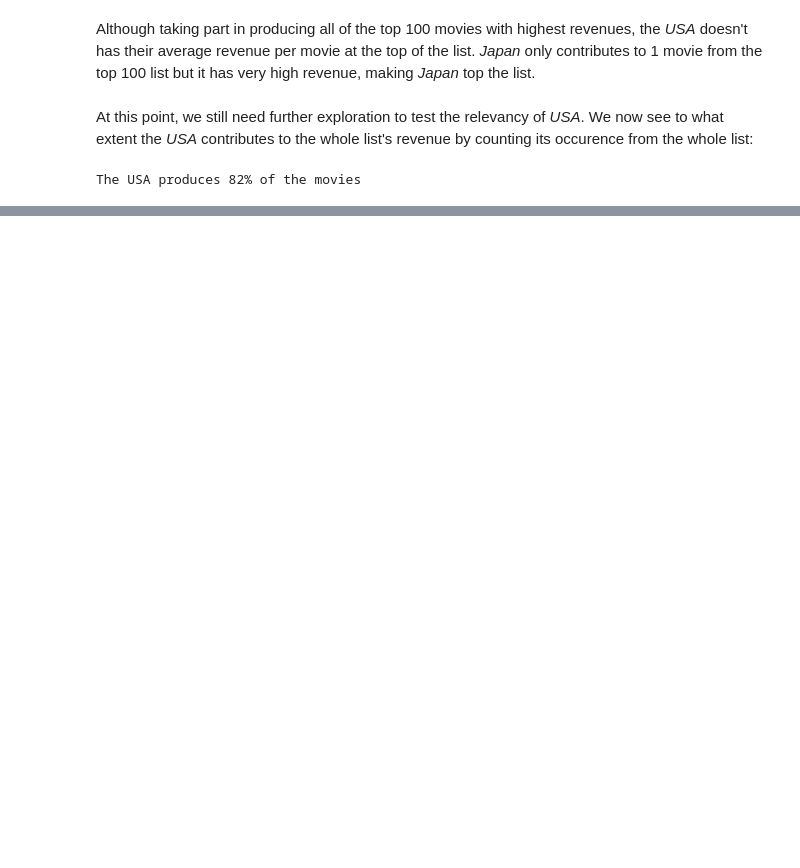
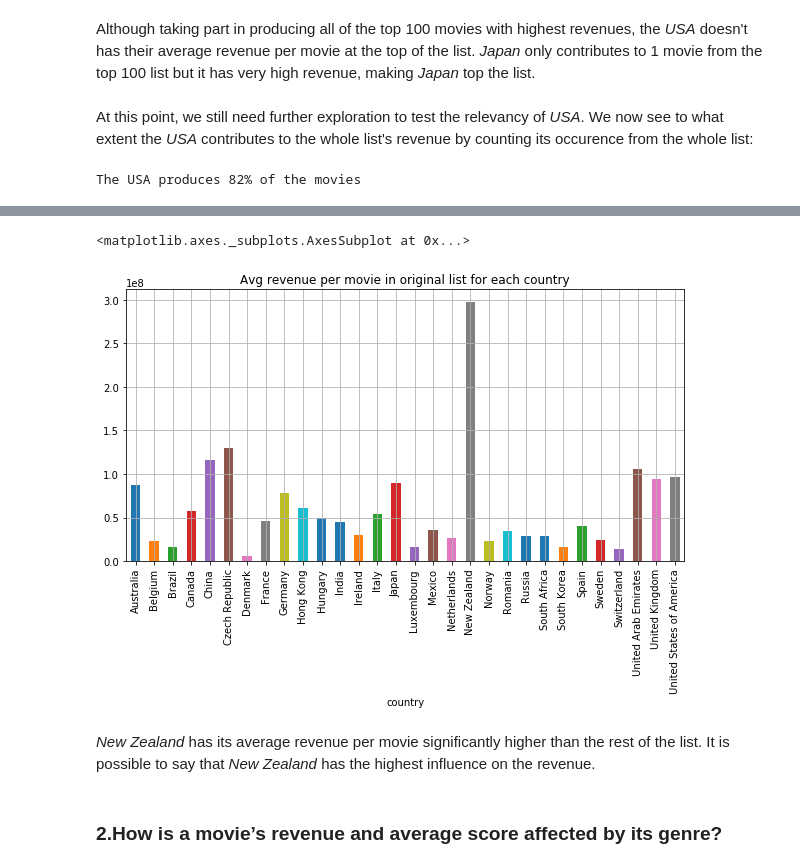
Before and after one commit to tdh512194/AnalyticalReport, a Jupyter notebook: Movie.ipynb, the cells around one changed output, grey strips where cells are left out. Drawn from its saved outputs; the diff is of its cells as text; code cells hidden in the pictures; blank space fills up the shorter version.

```diff
--- a/Movie.ipynb
+++ b/Movie.ipynb
@@ -196,0 +227,11 @@ The USA produces 82% of the movies
+# %%
+country_t = defaultdict(int)
+for data in data_movies.production_countries:
+    for item in data:
+        country_t[item] += 1
+country_top = dict()
+for key in country_t:
+    if country_t[key] > 10:
+        country_top[key] = country_t[key]
+print('List of production countries that produce more than 10 movies:')
+pprint.pprint(country_top)
@@ -196,0 +256,9 @@ The USA produces 82% of the movies
+# %%
+country_avg_rvn = defaultdict(int)
+for index, row in data_movies.iterrows():
+    for item in row['production_countries']:
+        if item in list(country_top.keys()):
+            country_avg_rvn[item] += row['revenue']
+for key in country_avg_rvn:
+    country_avg_rvn[key] = country_avg_rvn[key]/country_top[key]
+pprint.pprint(dict(country_avg_rvn))
@@ -196,0 +283,11 @@ The USA produces 82% of the movies
+# %%
+df = pd.Series(dict(country_avg_rvn),name='avg_rvn')
+df.index.name='country'
+df.plot(kind='bar',grid=True,title="Avg revenue per movie in original list for each country",figsize=(10,5))
+# %% [output]
+<matplotlib.axes._subplots.AxesSubplot at 0x...>
+[figure, added]
+# %% [markdown]
+*New Zealand* has its average revenue per movie significantly higher than the rest of the list. It is possible to say that *New Zealand* has the highest influence on the revenue.
+# %% [markdown]
+### 2.How is a movie’s revenue and average score affected by its genre? ###
```
Also changed, not shown: parts of 35 cells of this notebook.
